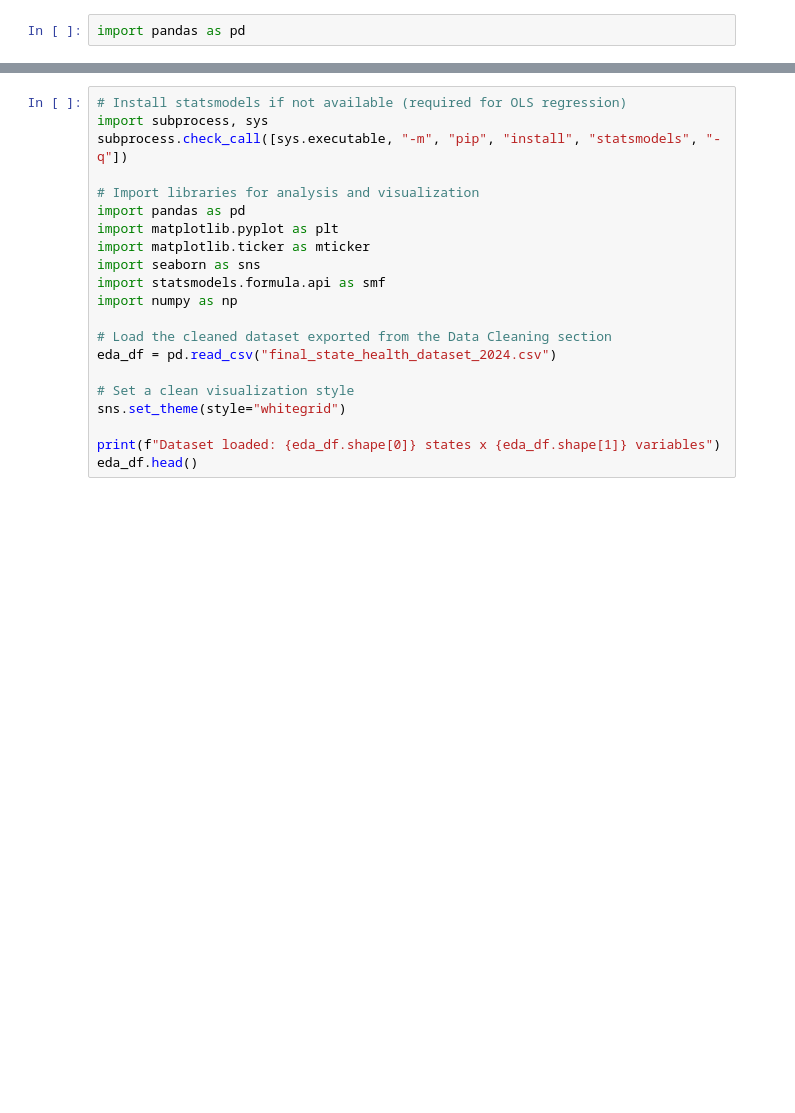
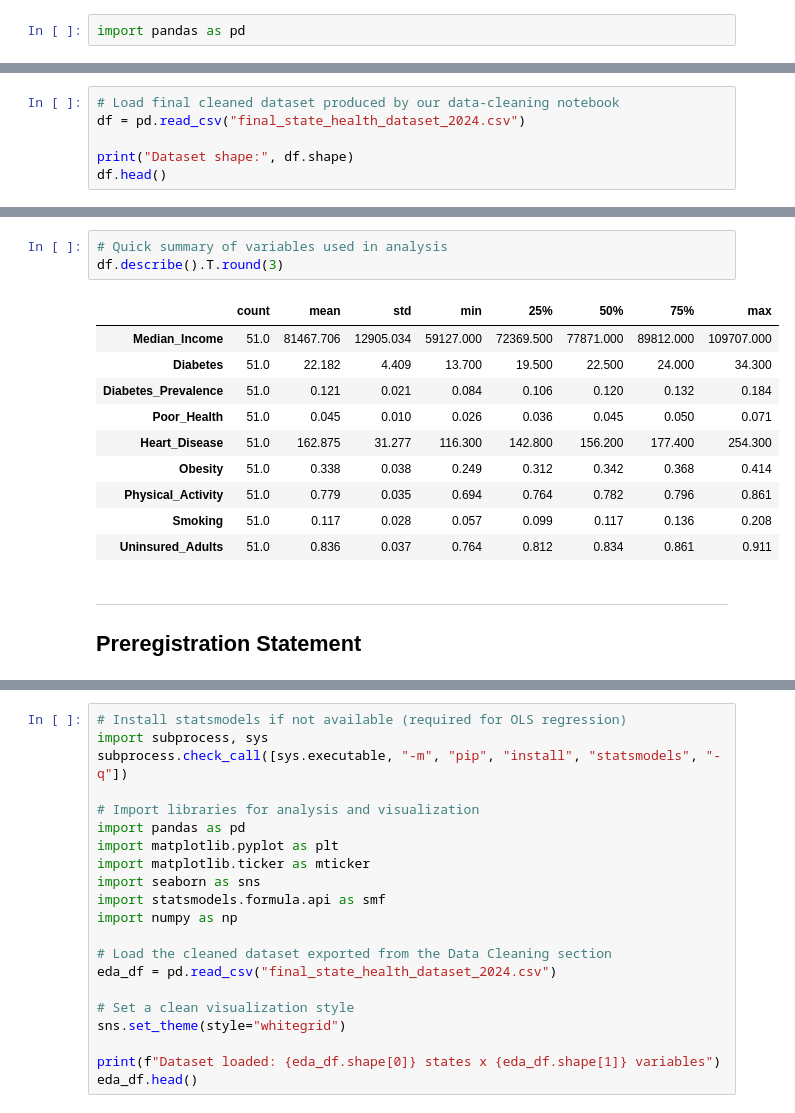
Before and after one commit to MarinaCui/Data-Science-in-the-Wild-Final-Project, a Jupyter notebook: Phase_4.ipynb, the cells around one changed output, grey strips where cells are left out. Drawn from its saved outputs; the diff is of its cells as text; blank space fills up the shorter version.

```diff
--- a/Phase_4.ipynb
+++ b/Phase_4.ipynb
@@ -588,0 +110,6 @@ Our analyses proceed from broad to specific:
+# %%
+# Load final cleaned dataset produced by our data-cleaning notebook
+df = pd.read_csv("final_state_health_dataset_2024.csv")
+
+print("Dataset shape:", df.shape)
+df.head()
@@ -588,0 +149,17 @@ Our analyses proceed from broad to specific:
+# %%
+# Quick summary of variables used in analysis
+df.describe().T.round(3)
+# %% [output]
+|  | count | mean | std | min | 25% | 50% | 75% | max |
+| Median_Income | 51.0 | 81467.706 | 12905.034 | 59127.000 | 72369.500 | 77871.000 | 89812.000 | 109707.000 |
+| Diabetes | 51.0 | 22.182 | 4.409 | 13.700 | 19.500 | 22.500 | 24.000 | 34.300 |
+| Diabetes_Prevalence | 51.0 | 0.121 | 0.021 | 0.084 | 0.106 | 0.120 | 0.132 | 0.184 |
+| Poor_Health | 51.0 | 0.045 | 0.010 | 0.026 | 0.036 | 0.045 | 0.050 | 0.071 |
+| Heart_Disease | 51.0 | 162.875 | 31.277 | 116.300 | 142.800 | 156.200 | 177.400 | 254.300 |
+| Obesity | 51.0 | 0.338 | 0.038 | 0.249 | 0.312 | 0.342 | 0.368 | 0.414 |
+| Physical_Activity | 51.0 | 0.779 | 0.035 | 0.694 | 0.764 | 0.782 | 0.796 | 0.861 |
+| Smoking | 51.0 | 0.117 | 0.028 | 0.057 | 0.099 | 0.117 | 0.136 | 0.208 |
+| Uninsured_Adults | 51.0 | 0.836 | 0.037 | 0.764 | 0.812 | 0.834 | 0.861 | 0.911 |
+# %% [markdown]
+***
+## Preregistration Statement
```
Also changed, not shown: parts of 123 cells of this notebook.
